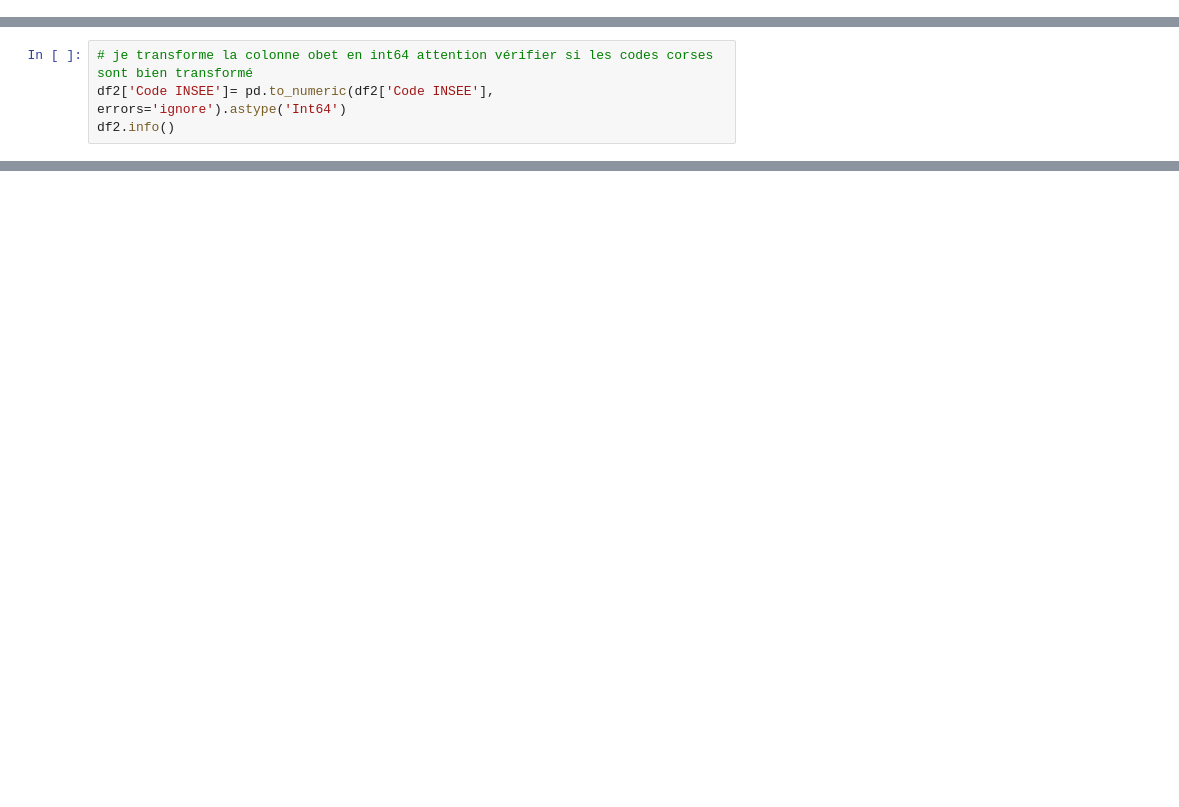
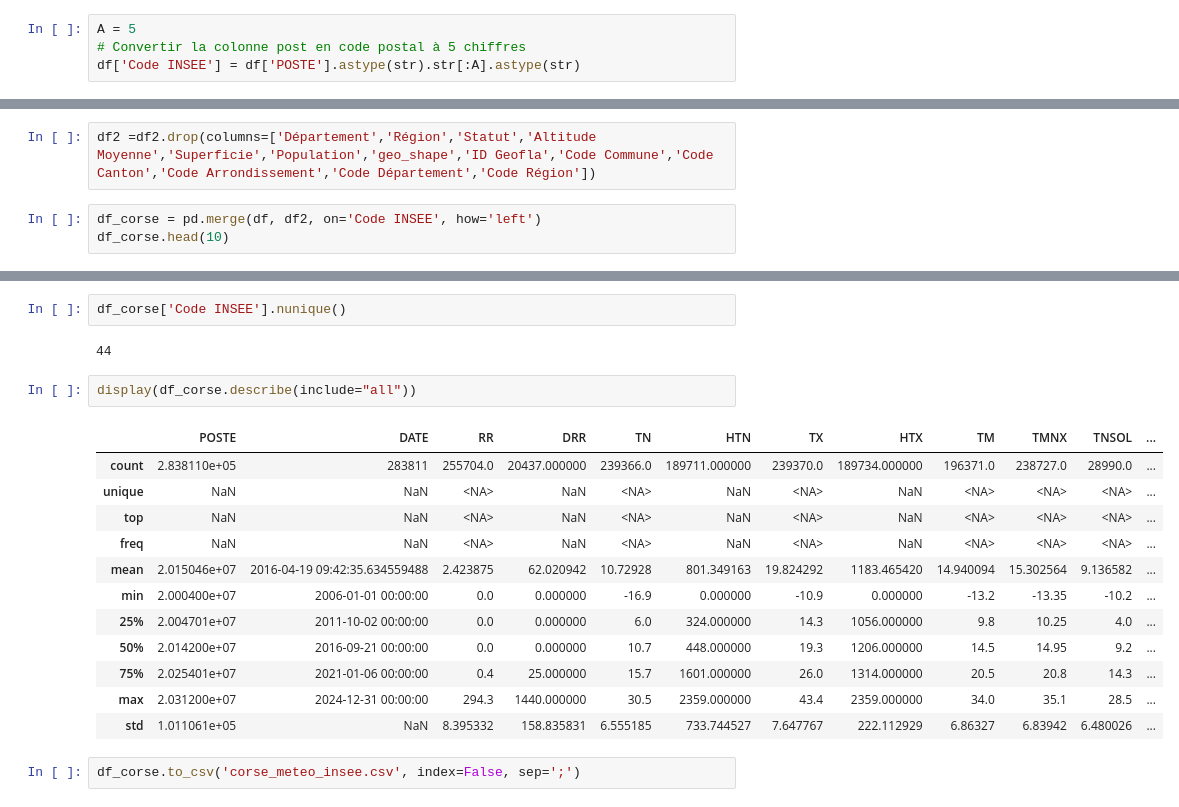
Before and after one commit to Marc-jed/Projet-Fire, a Jupyter notebook: meteo_cleaner.ipynb, the cells around one changed output, grey strips where cells are left out. Saved outputs shown, nothing was run; the diff lists cells and outputs as text; blank space fills up the shorter version.

```diff
--- a/meteo_cleaner.ipynb
+++ b/meteo_cleaner.ipynb
@@ -166,0 +44,4 @@ df_herault.head(5)
+# %%
+A = 5
+# Convertir la colonne post en code postal à 5 chiffres
+df['Code INSEE'] = df['POSTE'].astype(str).str[:A].astype(str)
@@ -183,4 +66,0 @@ df2[df2['Commune'] == 'AJACCIO' ]
-# %%
-# je transforme la colonne obet en int64 attention vérifier si les codes corses sont bien transformé
-df2['Code INSEE']= pd.to_numeric(df2['Code INSEE'], errors='ignore').astype('Int64')
-df2.info()
@@ -199,0 +67,5 @@ True
+# %%
+df2 =df2.drop(columns=['Département','Région','Statut','Altitude Moyenne','Superficie','Population','geo_shape','ID Geofla','Code Commune','Code Canton','Code Arrondissement','Code Département','Code Région'])
+# %%
+df_corse = pd.merge(df, df2, on='Code INSEE', how='left')
+df_corse.head(10)
@@ -199,0 +84,21 @@ True
+# %%
+df_corse['Code INSEE'].nunique()
+# %% [output]
+44
+# %%
+display(df_corse.describe(include="all"))
+# %% [output]
+|  | POSTE | DATE | RR | DRR | TN | HTN | TX | HTX | TM | TMNX | TNSOL | ... |
+| count | 2.838110e+05 | 283811 | 255704.0 | 20437.000000 | 239366.0 | 189711.000000 | 239370.0 | 189734.000000 | 196371.0 | 238727.0 | 28990.0 | ... |
+| unique | NaN | NaN | <NA> | NaN | <NA> | NaN | <NA> | NaN | <NA> | <NA> | <NA> | ... |
+| top | NaN | NaN | <NA> | NaN | <NA> | NaN | <NA> | NaN | <NA> | <NA> | <NA> | ... |
+| freq | NaN | NaN | <NA> | NaN | <NA> | NaN | <NA> | NaN | <NA> | <NA> | <NA> | ... |
+| mean | 2.015046e+07 | 2016-04-19 09:42:35.634559488 | 2.423875 | 62.020942 | 10.72928 | 801.349163 | 19.824292 | 1183.465420 | 14.940094 | 15.302564 | 9.136582 | ... |
+| min | 2.000400e+07 | 2006-01-01 00:00:00 | 0.0 | 0.000000 | -16.9 | 0.000000 | -10.9 | 0.000000 | -13.2 | -13.35 | -10.2 | ... |
+| 25% | 2.004701e+07 | 2011-10-02 00:00:00 | 0.0 | 0.000000 | 6.0 | 324.000000 | 14.3 | 1056.000000 | 9.8 | 10.25 | 4.0 | ... |
+| 50% | 2.014200e+07 | 2016-09-21 00:00:00 | 0.0 | 0.000000 | 10.7 | 448.000000 | 19.3 | 1206.000000 | 14.5 | 14.95 | 9.2 | ... |
+| 75% | 2.025401e+07 | 2021-01-06 00:00:00 | 0.4 | 25.000000 | 15.7 | 1601.000000 | 26.0 | 1314.000000 | 20.5 | 20.8 | 14.3 | ... |
+| max | 2.031200e+07 | 2024-12-31 00:00:00 | 294.3 | 1440.000000 | 30.5 | 2359.000000 | 43.4 | 2359.000000 | 34.0 | 35.1 | 28.5 | ... |
+| std | 1.011061e+05 | NaN | 8.395332 | 158.835831 | 6.555185 | 733.744527 | 7.647767 | 222.112929 | 6.86327 | 6.83942 | 6.480026 | ... |
+# %%
+df_corse.to_csv('corse_meteo_insee.csv', index=False, sep=';')
```
Also changed, not shown: parts of 18 cells of this notebook.
